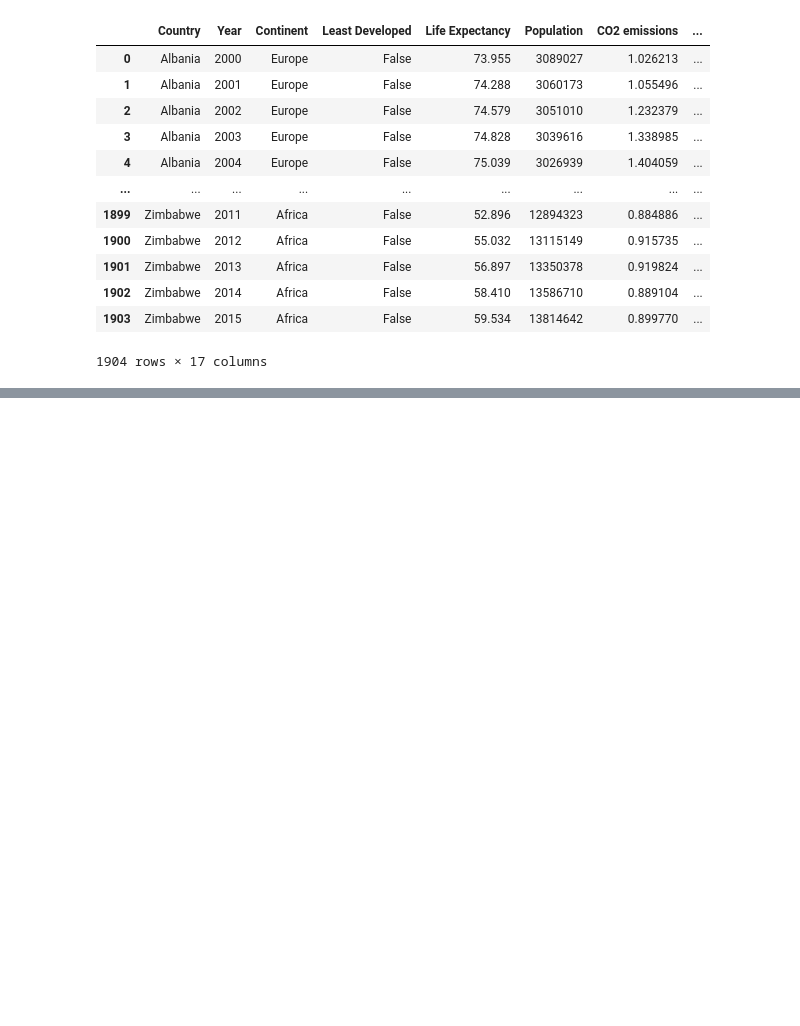
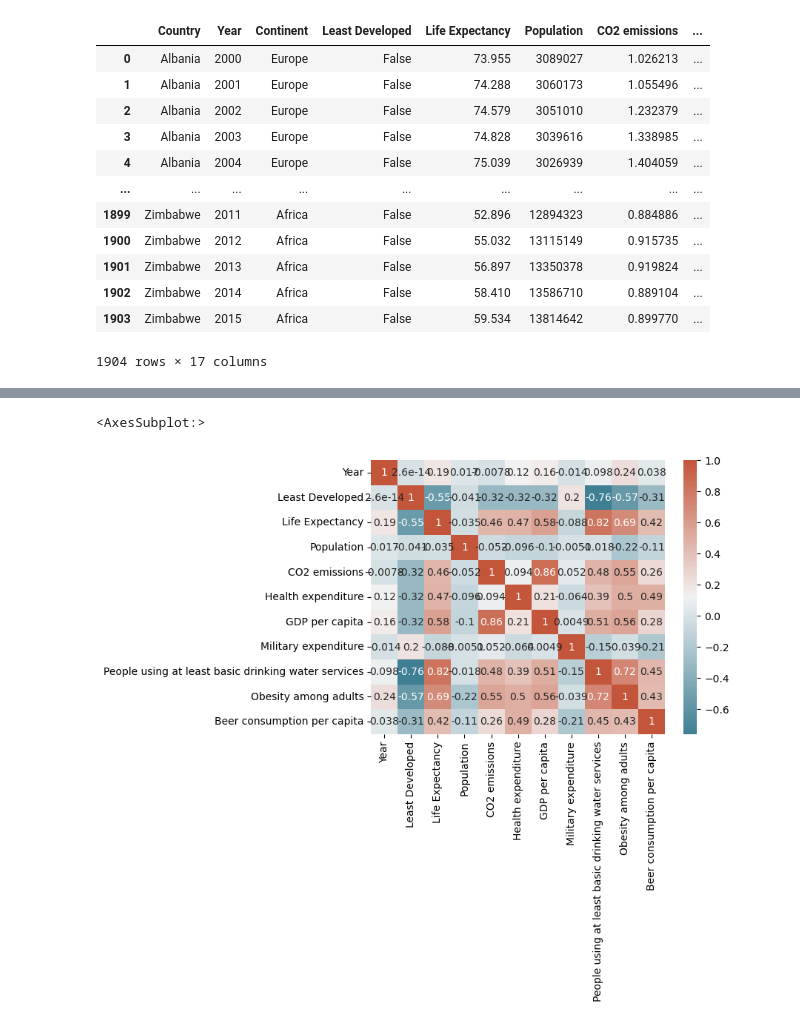
Before and after one commit to ubco-W2022T2-data301/project-group-group28, a Jupyter notebook: analysis/analysis2.ipynb, the cells around one changed output, grey strips where cells are left out. Saved outputs shown, nothing was run; the diff lists cells and outputs as text; code cells hidden in the pictures; blank space fills up the shorter version.

```diff
--- a/analysis/analysis2.ipynb
+++ b/analysis/analysis2.ipynb
@@ -27,0 +90,3 @@ df
+# %%
+df2 = df.drop(["Forest area", "Individuals using the Internet", "People practicing open defecation", "Electric power consumption"], axis = 1)
+df2
@@ -27,0 +107,6 @@ df
+# %%
+corr = df2.corr()
+sns.heatmap(corr, xticklabels=corr.columns, yticklabels=corr.columns, annot=True, cmap=sns.diverging_palette(220, 20, as_cmap=True))
+# %% [output]
+<AxesSubplot:>
+[figure, added]
```
Also changed, not shown: parts of 10 cells of this notebook, 1 other file.
